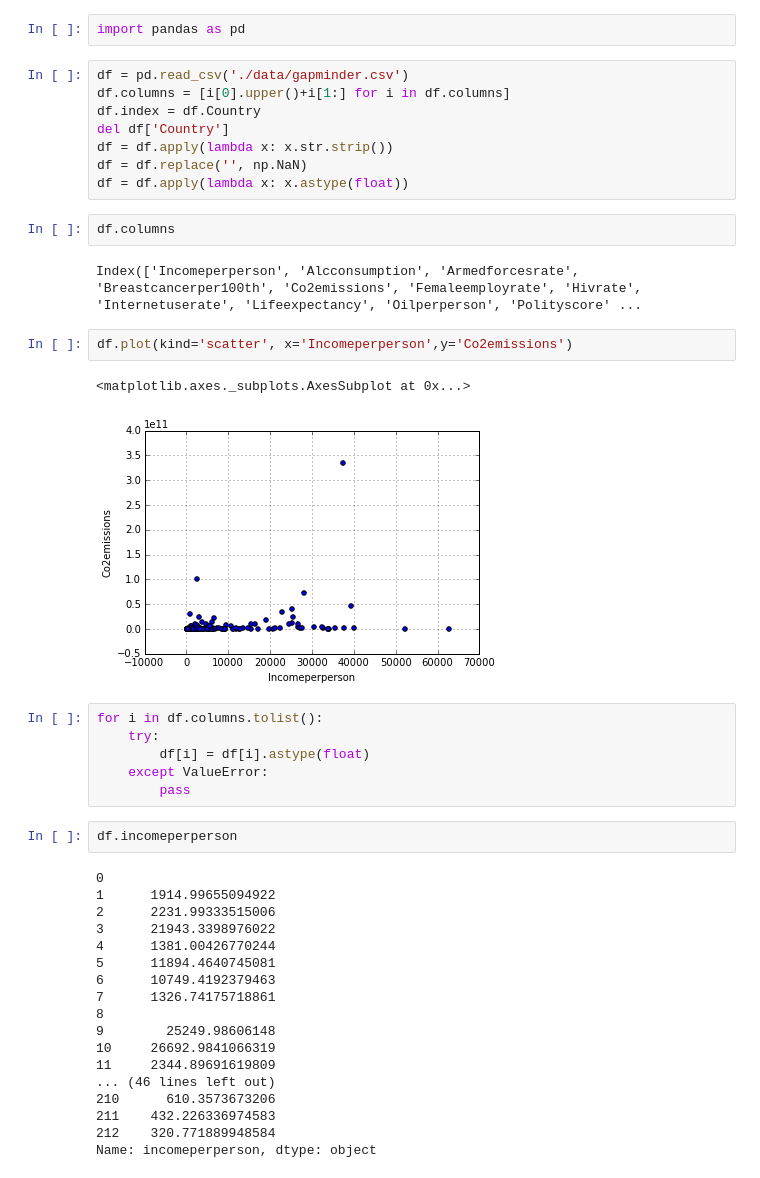
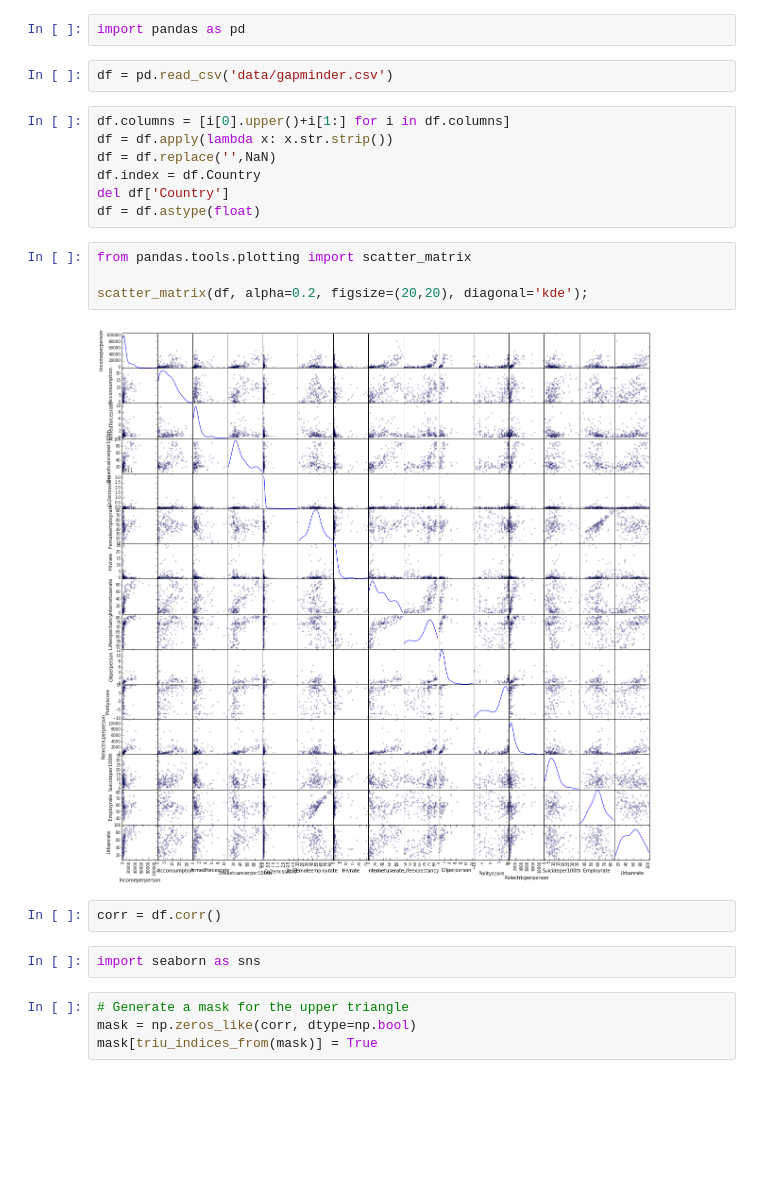
Before and after one commit to sergiosilvar/coursera_data_management_and_visualization, a Jupyter notebook: Exploring.ipynb, the cells around one changed output. Saved outputs shown, nothing was run; the diff lists cells and outputs as text; blank space fills up the shorter version.

```diff
--- a/Exploring.ipynb
+++ b/Exploring.ipynb
@@ -4,46 +4,26 @@
 Populating the interactive namespace from numpy and matplotlib
 # %%
 import pandas as pd
+# %%
+df = pd.read_csv('data/gapminder.csv')
 # %%
-df = pd.read_csv('./data/gapminder.csv')
 df.columns = [i[0].upper()+i[1:] for i in df.columns]
+df = df.apply(lambda x: x.str.strip())
+df = df.replace('',NaN)
 df.index = df.Country
 del df['Country']
-df = df.apply(lambda x: x.str.strip())
-df = df.replace('', np.NaN)
-df = df.apply(lambda x: x.astype(float))
+df = df.astype(float)
-# %%
-df.columns
-# %% [output]
-Index(['Incomeperperson', 'Alcconsumption', 'Armedforcesrate', 'Breastcancerper100th', 'Co2emissions', 'Femaleemployrate', 'Hivrate', 'Internetuserate', 'Lifeexpectancy', 'Oilperperson', 'Polityscore' ...
-# %%
-df.plot(kind='scatter', x='Incomeperperson',y='Co2emissions')
-# %% [output]
-<matplotlib.axes._subplots.AxesSubplot at 0x...>
-[figure, removed]
-# %%
-for i in df.columns.tolist():
-    try:
-        df[i] = df[i].astype(float)
-    except ValueError:
-        pass
-# %%
-df.incomeperperson
-# %% [output]
-0
-1      1914.99655094922
-2      2231.99333515006
-3      21943.3398976022
-4      1381.00426770244
-5      11894.4640745081
-6      10749.4192379463
-7      1326.74175718861
-8
-9        25249.98606148
-10     26692.9841066319
-11     2344.89691619809
-... (46 lines left out)
-210      610.3573673206
-211    432.226336974583
-212    320.771889948584
-Name: incomeperperson, dtype: object
+# %%
+from pandas.tools.plotting import scatter_matrix
+
+scatter_matrix(df, alpha=0.2, figsize=(20,20), diagonal='kde');
+# %% [output]
+[figure, added]
+# %%
+corr = df.corr()
+# %%
+import seaborn as sns
+# %%
+# Generate a mask for the upper triangle
+mask = np.zeros_like(corr, dtype=np.bool)
+mask[triu_indices_from(mask)] = True
```
Also changed, not shown: parts of 4 cells of this notebook.
